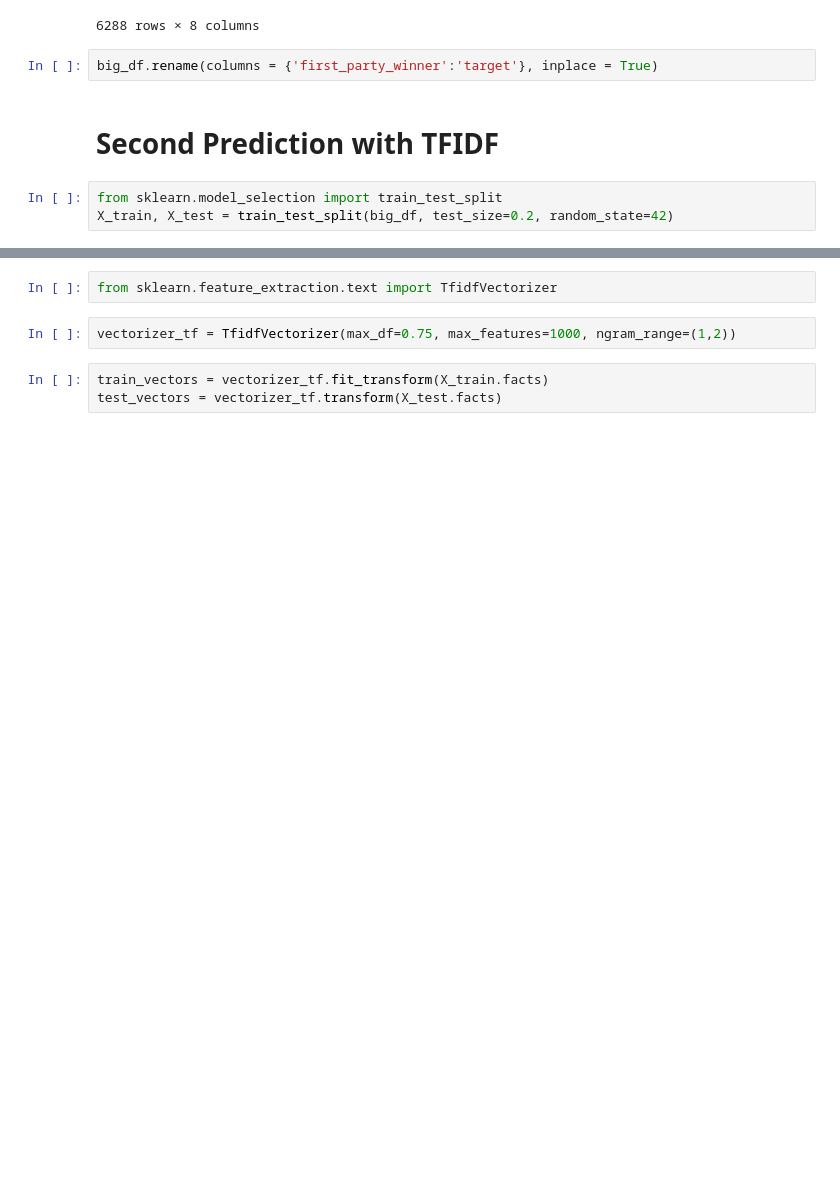
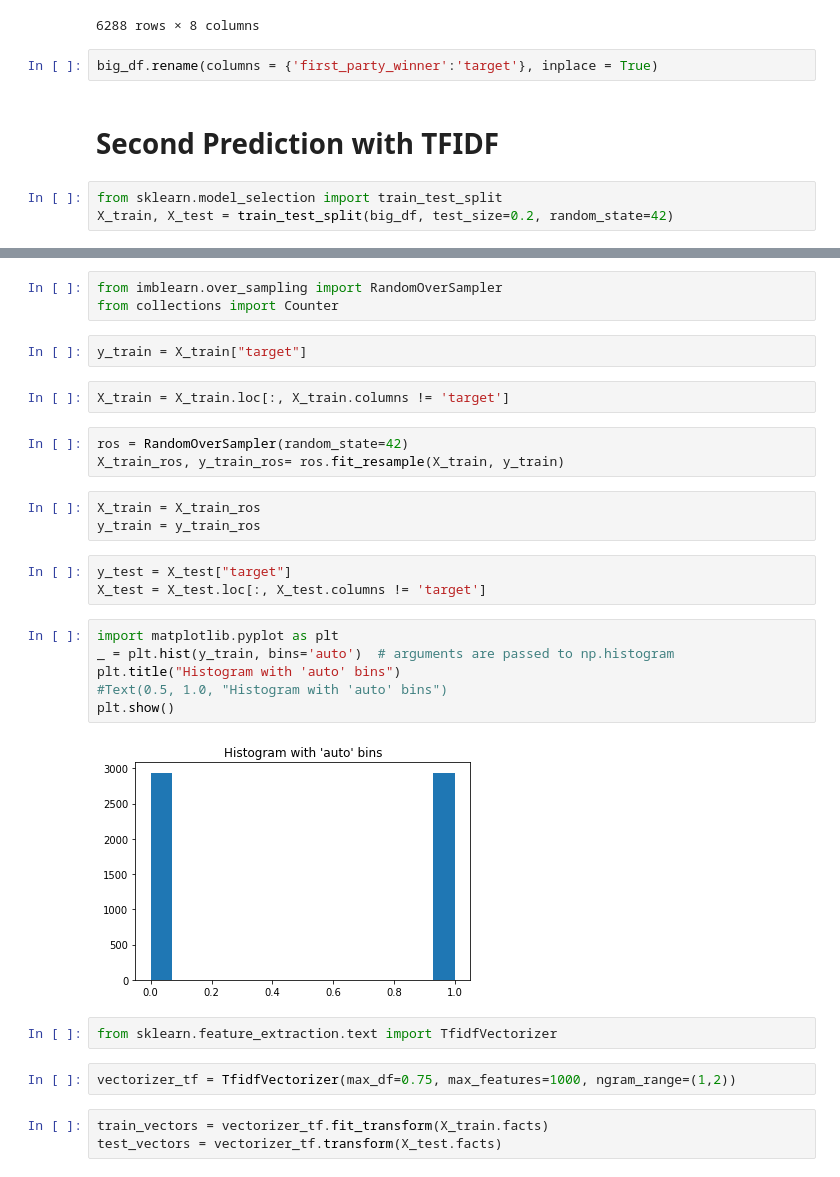
Before and after one commit to CarolinaOliveira001/SupremeCourtJudgementPrediction, a Jupyter notebook: secondTry.ipynb, the cells around one changed output, grey strips where cells are left out. Drawn from its saved outputs; the diff is of its cells as text; blank space fills up the shorter version.

```diff
--- a/secondTry.ipynb
+++ b/secondTry.ipynb
@@ -956,3 +1020,27 @@ X_train, X_test = train_test_split(big_df, test_size=0.2, random_state=42)
+# %%
+from imblearn.over_sampling import RandomOverSampler
+from collections import Counter
+# %%
+y_train = X_train["target"]
+# %%
+X_train = X_train.loc[:, X_train.columns != 'target']
+# %%
+ros = RandomOverSampler(random_state=42)
+X_train_ros, y_train_ros= ros.fit_resample(X_train, y_train)
+# %%
+X_train = X_train_ros
+y_train = y_train_ros
+# %%
+y_test = X_test["target"]
+X_test = X_test.loc[:, X_test.columns != 'target']
+# %%
+import matplotlib.pyplot as plt
+_ = plt.hist(y_train, bins='auto')  # arguments are passed to np.histogram
+plt.title("Histogram with 'auto' bins")
+#Text(0.5, 1.0, "Histogram with 'auto' bins")
+plt.show()
+# %% [output]
+[figure, added]
 # %%
 from sklearn.feature_extraction.text import TfidfVectorizer
 # %%
```
Also changed, not shown: parts of 139 cells of this notebook.
